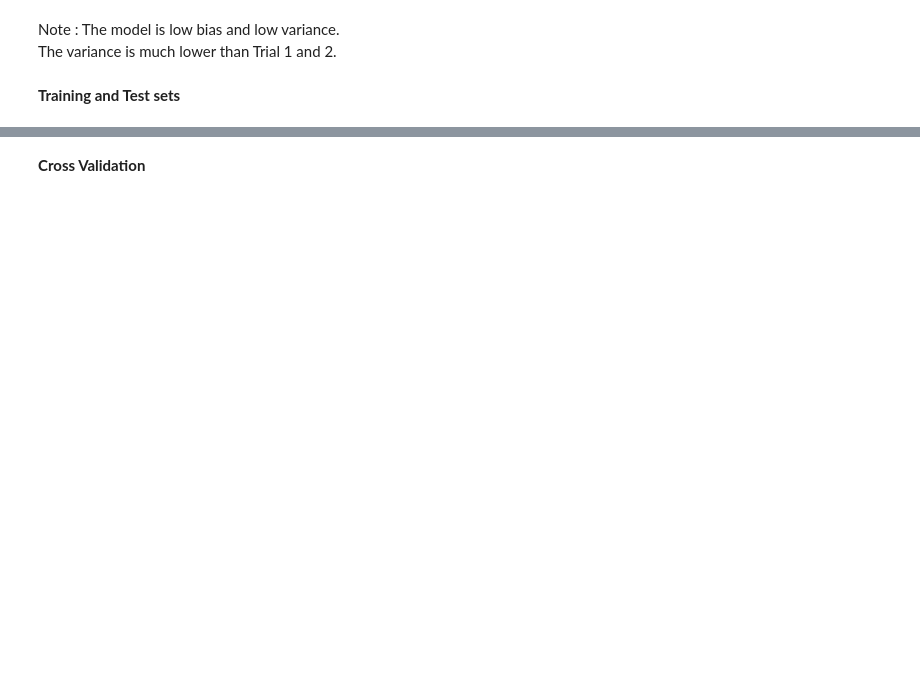
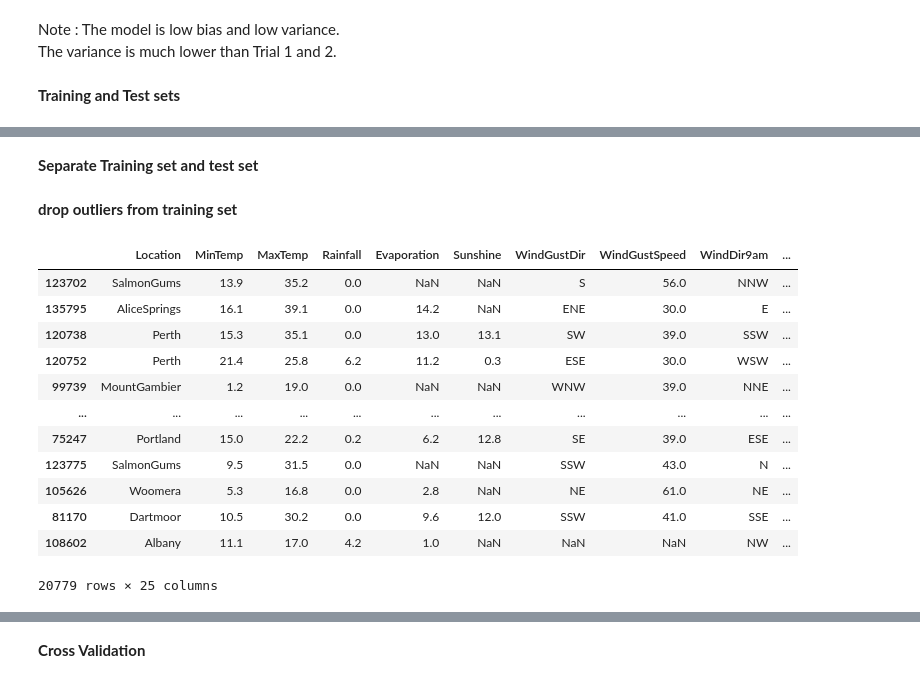
Before and after one commit to WoradeeKongthong/raining_tomorrow_classification, a Jupyter notebook: 02_Raining_LogisticRegression_plus_FeatureEngineering.ipynb, the cells around one changed output, grey strips where cells are left out. Drawn from its saved outputs; the diff is of its cells as text; code cells hidden in the pictures; blank space fills up the shorter version.

```diff
--- a/02_Raining_LogisticRegression_plus_FeatureEngineering.ipynb
+++ b/02_Raining_LogisticRegression_plus_FeatureEngineering.ipynb
@@ -438,13 +414,0 @@ df
-# %%
-# cap the outliers
-Q1 = df.quantile(0.25)
-Q3 = df.quantile(0.75)
-IQR = Q3 - Q1
-lower_cap = Q1 - 1.5*IQR
-upper_cap = Q3 + 1.5*IQR
-
-features = lower_cap.index.values
-
-for feature in features :
-  df[feature] = np.where(df[feature]<lower_cap[feature],lower_cap[feature], df[feature])
-  df[feature] = np.where(df[feature]>upper_cap[feature],upper_cap[feature], df[feature])
@@ -478,3 +437,5 @@ df
 # %%
 X = df.drop(['RainTomorrow'], axis=1)
 y = df['RainTomorrow']
+# %% [markdown]
+**Separate Training set and test set**
@@ -480,0 +444,22 @@ y = df['RainTomorrow']
+# %% [markdown]
+**drop outliers from training set**
+# %%
+# create temp_df to combine X_train and y_train and cap the outliers
+train_df = pd.DataFrame.copy(X_train)
+train_df['RainTomorrow'] = y_train
+# %%
+train_df
+# %% [output]
+|  | Location | MinTemp | MaxTemp | Rainfall | Evaporation | Sunshine | WindGustDir | WindGustSpeed | WindDir9am | ... |
+| 123702 | SalmonGums | 13.9 | 35.2 | 0.0 | NaN | NaN | S | 56.0 | NNW | ... |
+| 135795 | AliceSprings | 16.1 | 39.1 | 0.0 | 14.2 | NaN | ENE | 30.0 | E | ... |
+| 120738 | Perth | 15.3 | 35.1 | 0.0 | 13.0 | 13.1 | SW | 39.0 | SSW | ... |
+| 120752 | Perth | 21.4 | 25.8 | 6.2 | 11.2 | 0.3 | ESE | 30.0 | WSW | ... |
+| 99739 | MountGambier | 1.2 | 19.0 | 0.0 | NaN | NaN | WNW | 39.0 | NNE | ... |
+| ... | ... | ... | ... | ... | ... | ... | ... | ... | ... | ... |
+| 75247 | Portland | 15.0 | 22.2 | 0.2 | 6.2 | 12.8 | SE | 39.0 | ESE | ... |
+| 123775 | SalmonGums | 9.5 | 31.5 | 0.0 | NaN | NaN | SSW | 43.0 | N | ... |
+| 105626 | Woomera | 5.3 | 16.8 | 0.0 | 2.8 | NaN | NE | 61.0 | NE | ... |
+| 81170 | Dartmoor | 10.5 | 30.2 | 0.0 | 9.6 | 12.0 | SSW | 41.0 | SSE | ... |
+| 108602 | Albany | 11.1 | 17.0 | 4.2 | 1.0 | NaN | NaN | NaN | NW | ... |
+20779 rows × 25 columns
```
Also changed, not shown: parts of 81 cells of this notebook.
